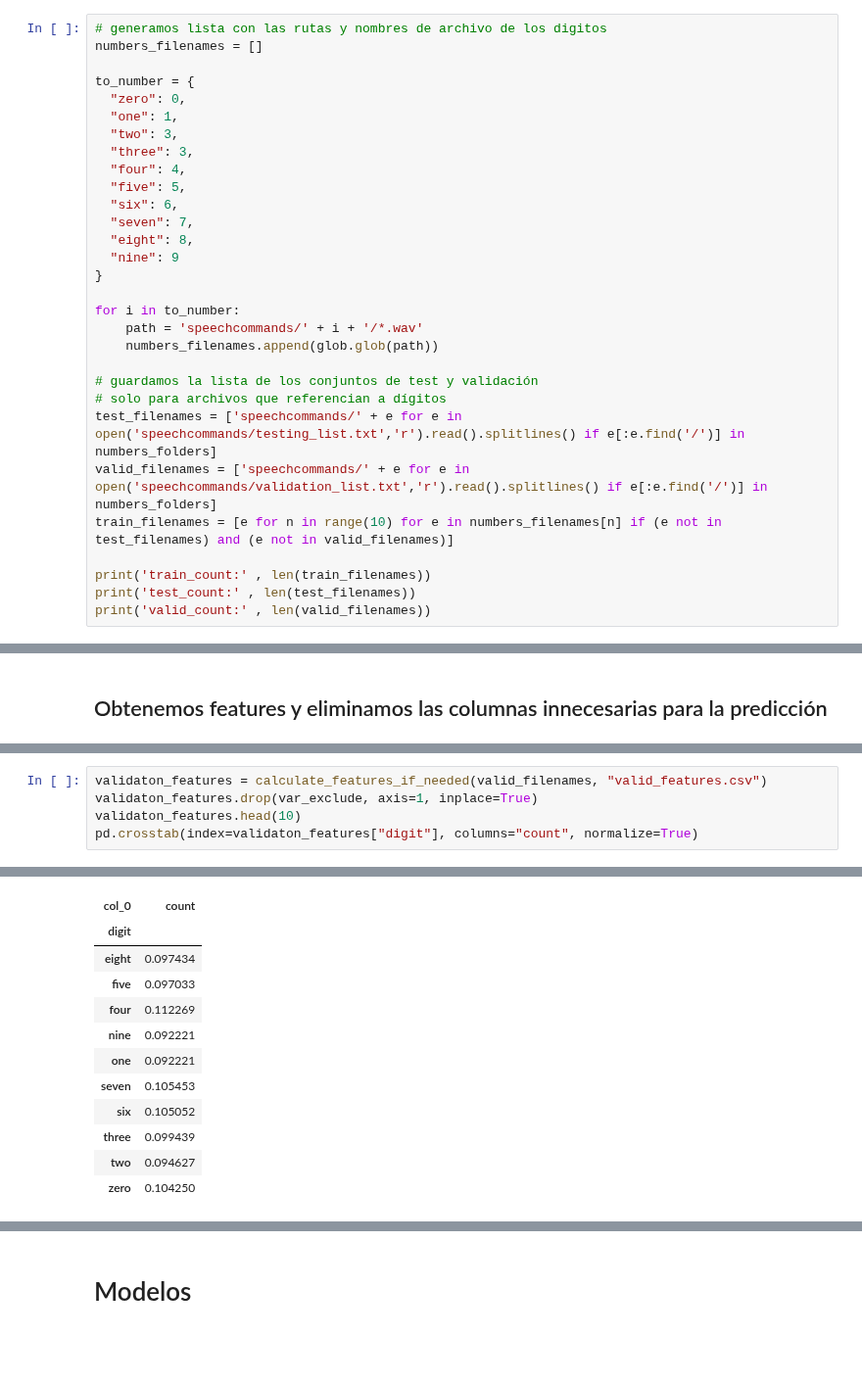
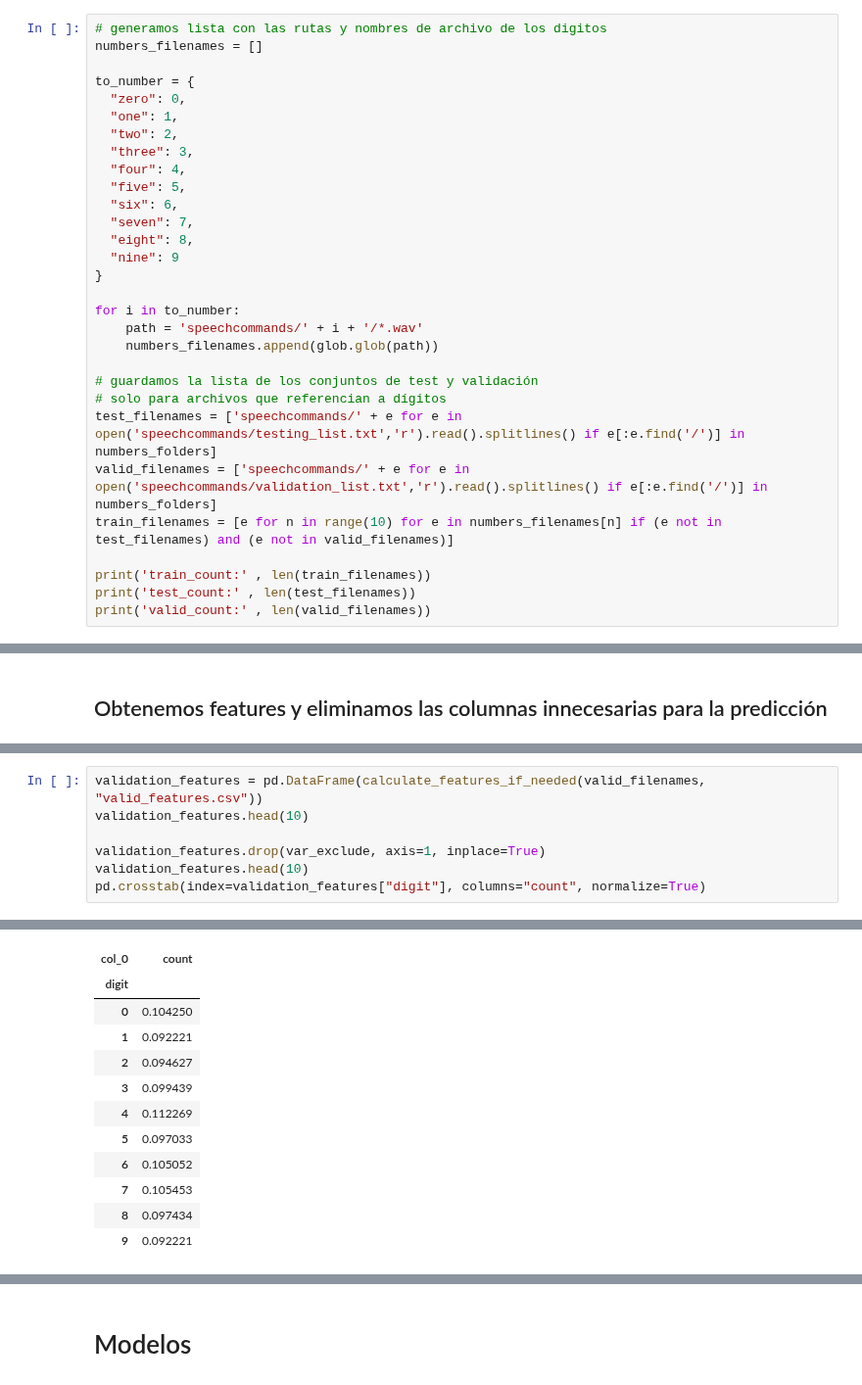
Before and after one commit to dhruszecki/cdatos-AA-TP2, a Jupyter notebook: AA_TP2.ipynb, the cells around one changed output, grey strips where cells are left out. Shown at 98% size. Saved outputs shown, nothing was run; the diff lists cells and outputs as text; blank space fills up the shorter version.

```diff
--- a/AA_TP2.ipynb
+++ b/AA_TP2.ipynb
@@ -31,7 +31,7 @@ numbers_filenames = []
 to_number =	{
   "zero": 0,
   "one": 1,
-  "two": 3,
+  "two": 2,
   "three": 3,
   "four": 4,
   "five": 5,
@@ -161,7 +161,9 @@ Elapsed time: 0.0408360958 seconds.
 # %%
-validaton_features = calculate_features_if_needed(valid_filenames, "valid_features.csv")
-validaton_features.drop(var_exclude, axis=1, inplace=True)
-validaton_features.head(10)
-pd.crosstab(index=validaton_features["digit"], columns="count", normalize=True)
+validation_features = pd.DataFrame(calculate_features_if_needed(valid_filenames, "valid_features.csv"))
+validation_features.head(10)
+
+validation_features.drop(var_exclude, axis=1, inplace=True)
+validation_features.head(10)
+pd.crosstab(index=validation_features["digit"], columns="count", normalize=True)
 # %% [output]
 Loading saved features <-  features/valid_features.csv
@@ -169,13 +171,13 @@ Elapsed time: 0.0354580879 seconds.
 | col_0 | count |
 | digit |  |
-| eight | 0.097434 |
-| five | 0.097033 |
-| four | 0.112269 |
-| nine | 0.092221 |
-| one | 0.092221 |
-| seven | 0.105453 |
-| six | 0.105052 |
-| three | 0.099439 |
-| two | 0.094627 |
-| zero | 0.104250 |
+| 0 | 0.104250 |
+| 1 | 0.092221 |
+| 2 | 0.094627 |
+| 3 | 0.099439 |
+| 4 | 0.112269 |
+| 5 | 0.097033 |
+| 6 | 0.105052 |
+| 7 | 0.105453 |
+| 8 | 0.097434 |
+| 9 | 0.092221 |
 # %%
```
Also changed, not shown: parts of 8 cells of this notebook, 3 other files.
